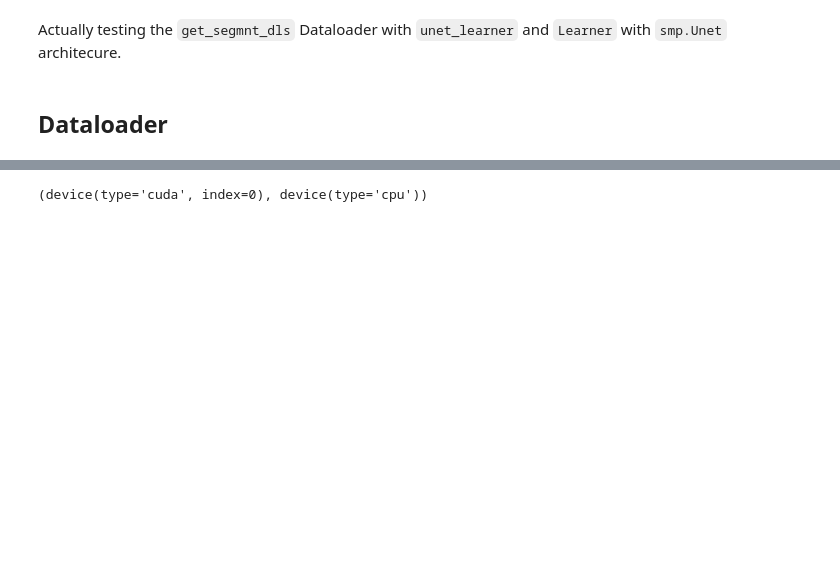
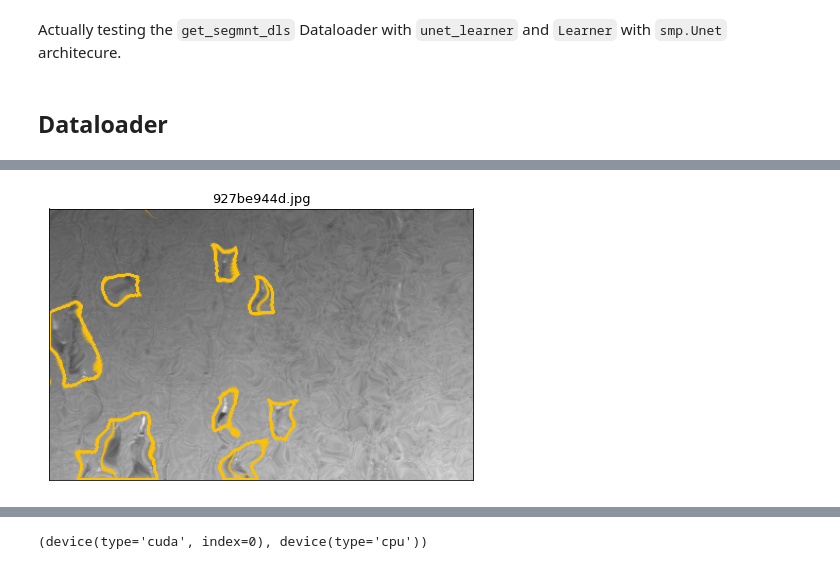
Before and after one commit to marcomatteo/steel_segmentation, a Jupyter notebook: nbs/_11_resnet18-UNET.ipynb, the cells around one changed output, grey strips where cells are left out. Drawn from its saved outputs; the diff is of its cells as text; code cells hidden in the pictures; blank space fills up the shorter version.

```diff
--- a/nbs/_11_resnet18-UNET.ipynb
+++ b/nbs/_11_resnet18-UNET.ipynb
@@ -64,0 +77,2 @@ arch = smp.Unet('resnet34', classes=4, activation=None,
+# %%
+tfm = get_train_aug()
@@ -64,0 +88,6 @@ arch = smp.Unet('resnet34', classes=4, activation=None,
+# %%
+tfm_dict = tfm(image=img, mask=mask)
+
+plot_mask_image(img_id, tfm_dict['image'], tfm_dict['mask'])
+# %% [output]
+[figure, added]
```
Also changed, not shown: parts of 17 cells of this notebook, 4 other files.
